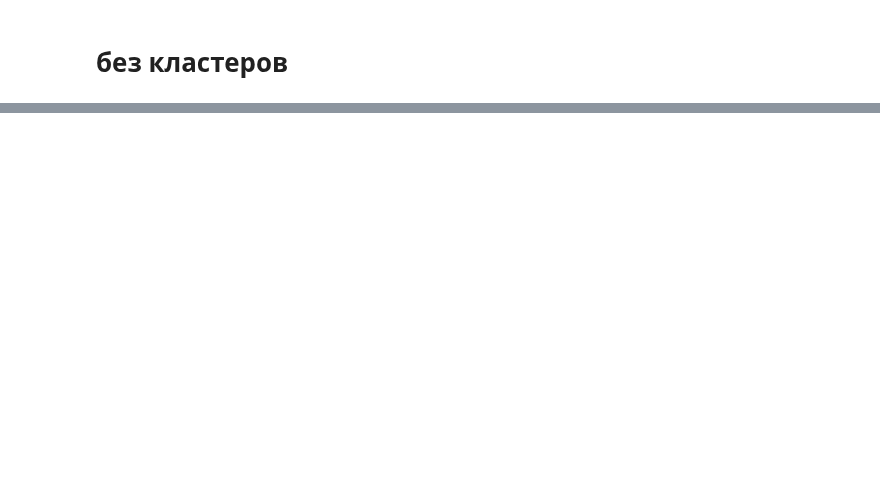
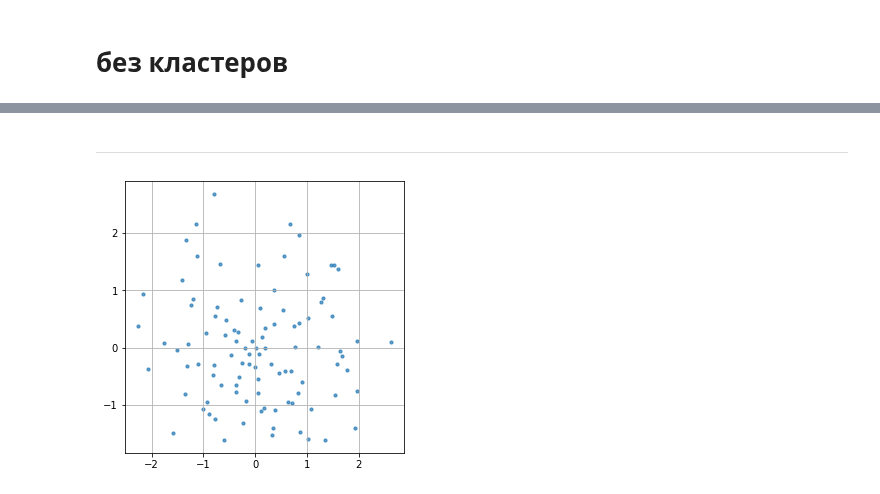
Before and after one commit to mechanoid5/ml_lectorium_legacy, a Jupyter notebook: examples/04-cluster/clusters.ipynb, the cells around one changed output, grey strips where cells are left out. Saved outputs shown, nothing was run; the diff lists cells and outputs as text; code cells hidden in the pictures; blank space fills up the shorter version.

```diff
--- a/examples/04-cluster/clusters.ipynb
+++ b/examples/04-cluster/clusters.ipynb
@@ -126,0 +113,2 @@ plt.scatter( x=d[0][:,0], y=d[0][:,1], s=10, alpha=0.5, c='b' )
+# %% [markdown]
+---
@@ -126,0 +118,3 @@ plt.scatter( x=d[0][:,0], y=d[0][:,1], s=10, alpha=0.5, c='b' )
+# %%
+from time import time
+def get_seed(): t = time() ; return int(((t%1)/(t//1))*1e11)
@@ -126,0 +124,21 @@ plt.scatter( x=d[0][:,0], y=d[0][:,1], s=10, alpha=0.5, c='b' )
+# %%
+from sklearn.datasets import make_regression
+
+X,y = make_regression(n_samples=100,
+                n_features=100,
+                n_informative=10,
+                n_targets=1,
+                bias=0.0,
+                effective_rank=None,
+                tail_strength=0.5,
+                noise=0.01,
+                shuffle=True,
+                coef=False,
+                random_state=get_seed() )
+
+plt.figure(figsize=[5,5])
+plt.scatter(X[:,0], X[:,1],s=10,alpha=0.7)
+plt.grid()
+plt.show()
+# %% [output]
+[figure, added]
```
Also changed, not shown: parts of 14 cells of this notebook, 1 other file.
